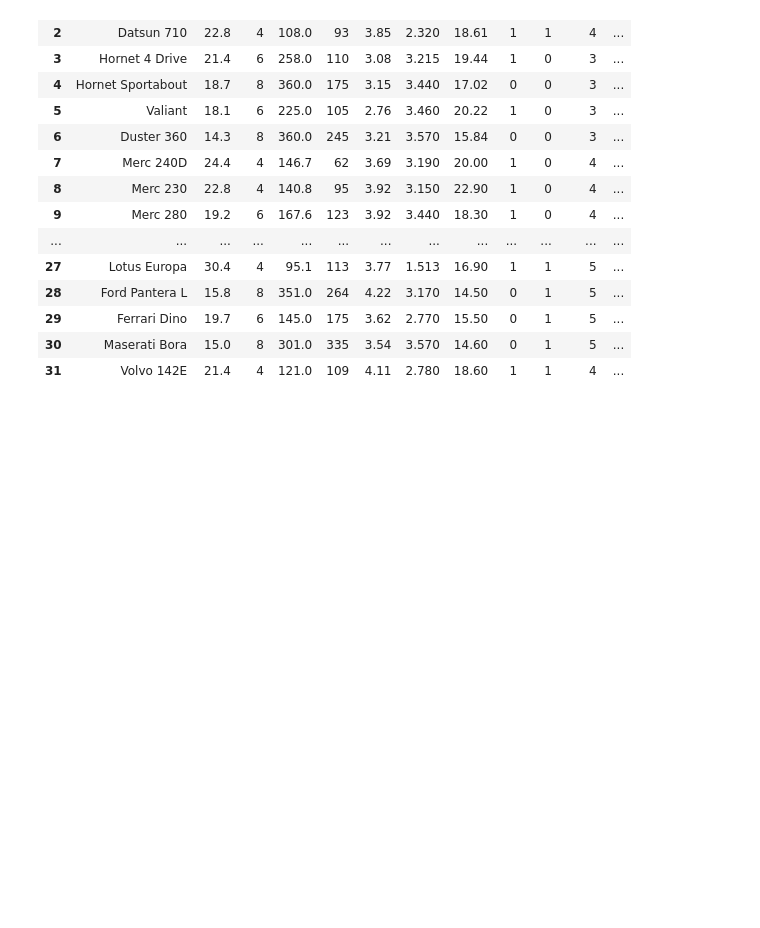
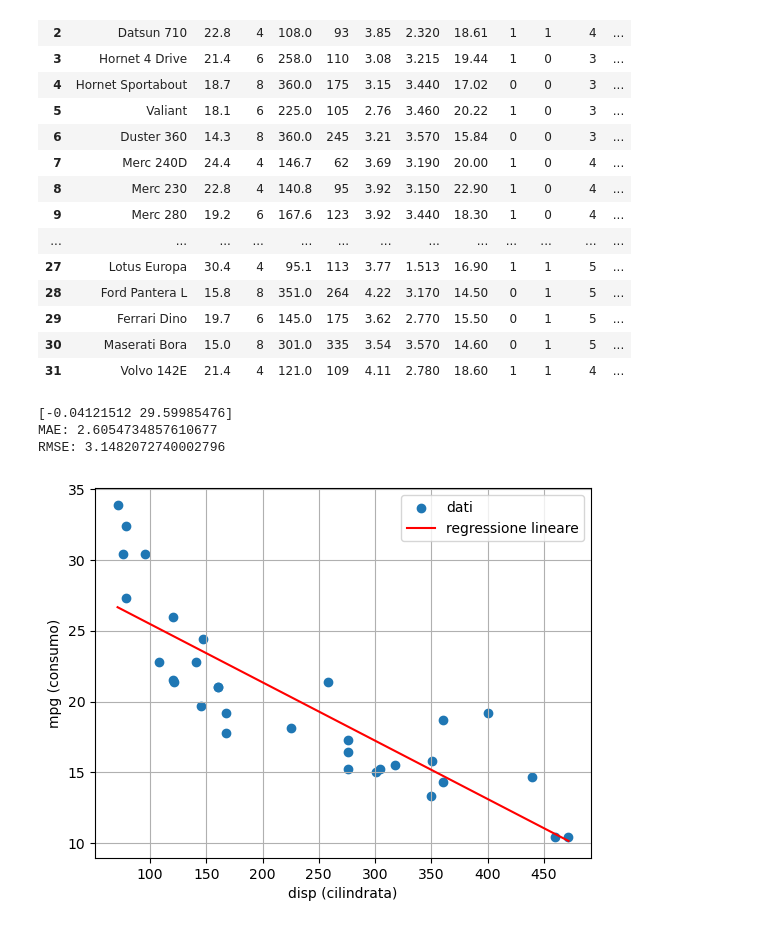
Before and after one commit to mattialuvisetto/ProgrammingLab, a Jupyter notebook: ESERCIZILAB2/7.4_esercizi_lez7.ipynb, the cells around one changed output. Saved outputs shown, nothing was run; the diff lists cells and outputs as text; code cells hidden in the pictures; blank space fills up the shorter version.

```diff
--- a/ESERCIZILAB2/7.4_esercizi_lez7.ipynb
+++ b/ESERCIZILAB2/7.4_esercizi_lez7.ipynb
@@ -62,3 +136,34 @@ df
 | 29 | Ferrari Dino | 19.7 | 6 | 145.0 | 175 | 3.62 | 2.770 | 15.50 | 0 | 1 | 5 | ... |
 | 30 | Maserati Bora | 15.0 | 8 | 301.0 | 335 | 3.54 | 3.570 | 14.60 | 0 | 1 | 5 | ... |
 | 31 | Volvo 142E | 21.4 | 4 | 121.0 | 109 | 4.11 | 2.780 | 18.60 | 1 | 1 | 4 | ... |
+# %%
+# metodo 1
+x = df["disp"].values
+y = df["mpg"].values
+
+coeff = np.polyfit(x, y, 1)
+print(coeff)
+
+y_pred = np.polyval(coeff, x)
+
+mae = np.mean(np.abs(y - y_pred))
+rmse = np.sqrt(np.mean((y - y_pred)**2))
+
+print("MAE:", mae)
+print("RMSE:", rmse)
+
+x_line = np.linspace(min(x), max(x), 100)
+
+plt.scatter(x, y, label="dati")
+plt.plot(x_line, np.polyval(coeff, x_line), "r-", label="regressione lineare")
+
+plt.xlabel("disp (cilindrata)")
+plt.ylabel("mpg (consumo)")
+plt.grid(True)
+plt.legend()
+plt.show()
+# %% [output]
+[-0.04121512 29.59985476]
+MAE: 2.6054734857610677
+RMSE: 3.1482072740002796
+[figure, added]
```
Also changed, not shown: parts of 7 cells of this notebook, 2 other files.
